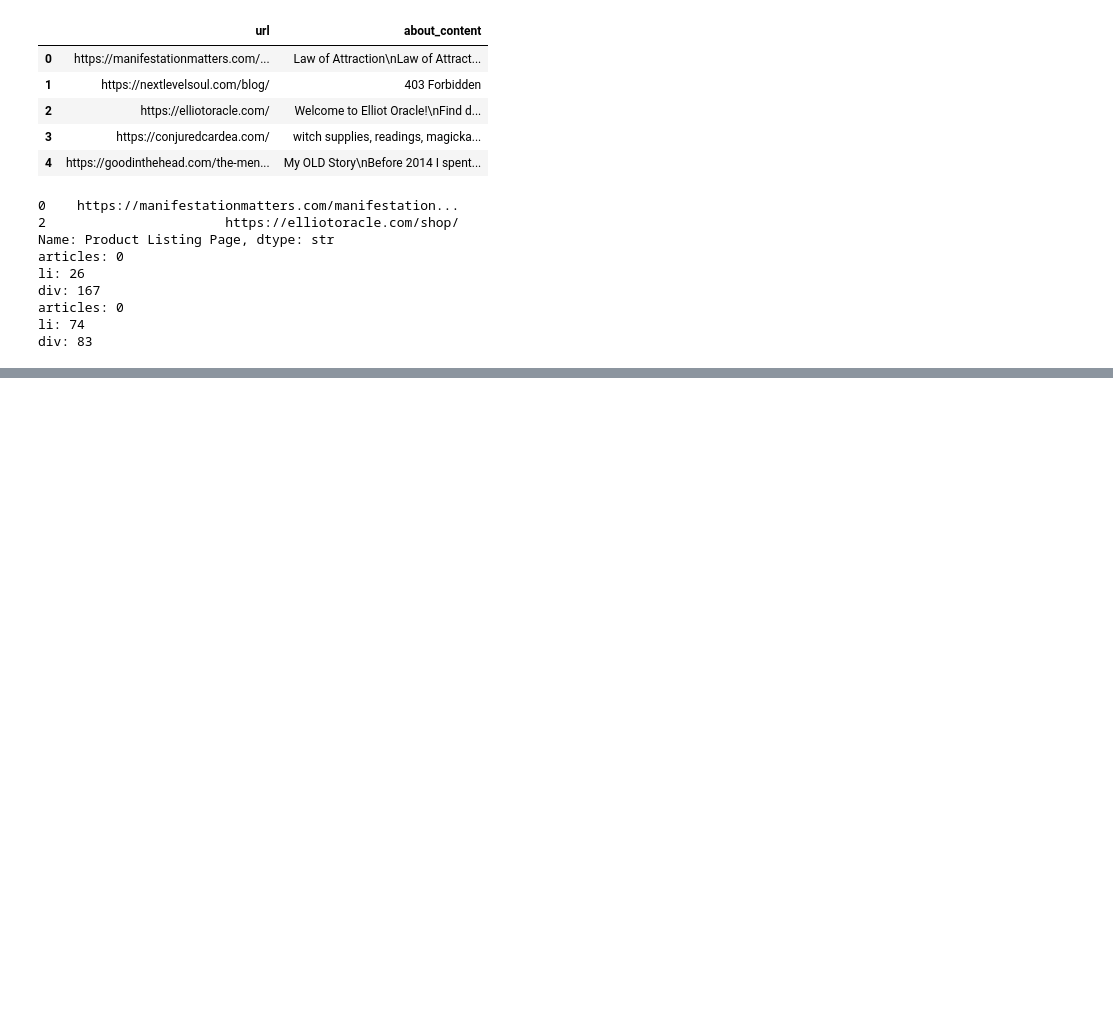
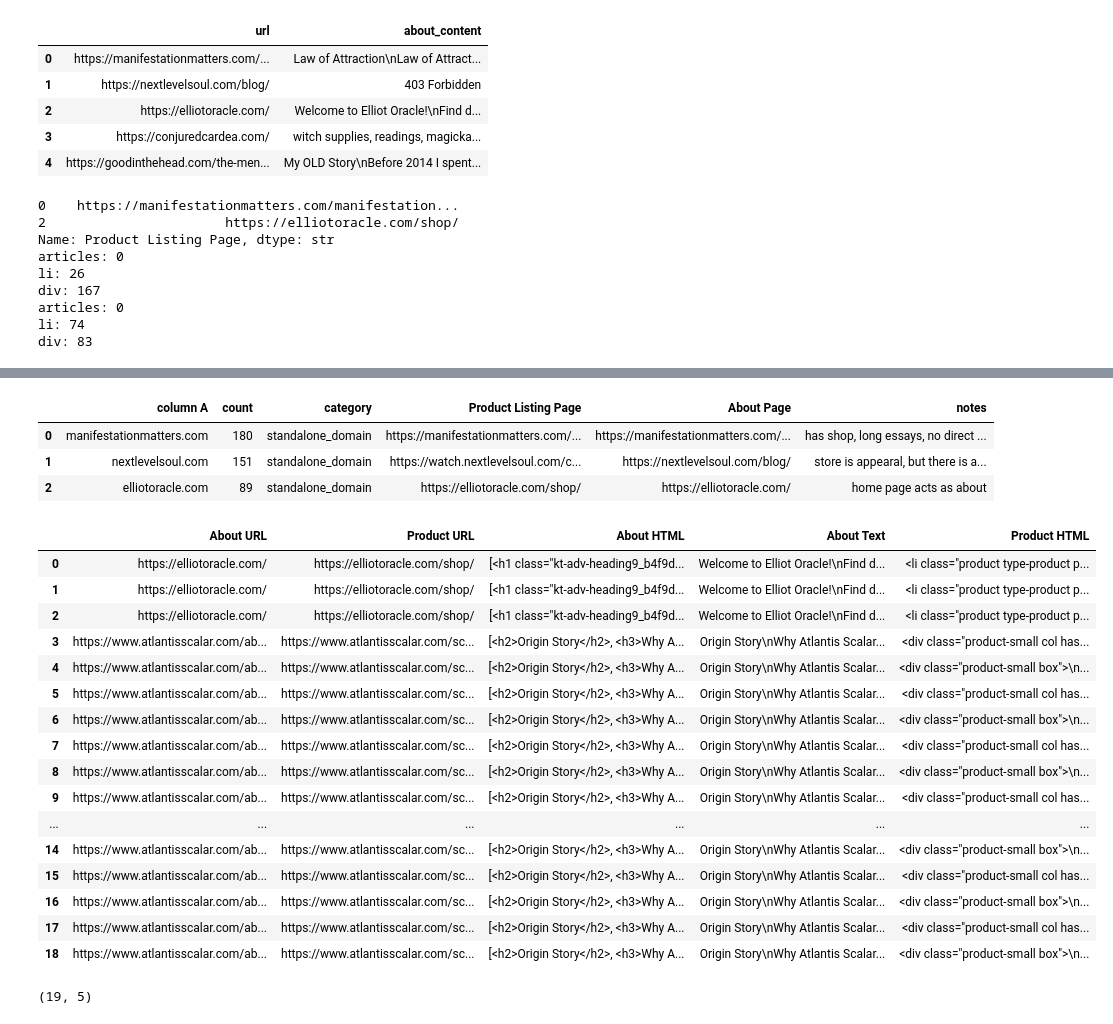
Before and after one commit to ChristosJovanovicFokas/RASocialComputing, a Jupyter notebook: notebooks/about_all_domains.ipynb, the cells around one changed output, grey strips where cells are left out. Cells and saved outputs as stored; diff of their text form; code cells hidden in the pictures; blank space fills up the shorter version.

```diff
--- a/notebooks/about_all_domains.ipynb
+++ b/notebooks/about_all_domains.ipynb
@@ -261,3 +259,10 @@ for p in products:
 {'title': '', 'price': '$', 'link': 'https://elliotoracle.com/shop/tarot-in-love-book-signed/'}
 {'title': 'Manage {vendor_count} vendors', 'price': None, 'link': '#'}
 {'title': 'Read more about these purposes', 'price': None, 'link': 'https://cookiedatabase.org/tcf/purposes/'}
+# %%
+df.head(3)
+# %% [output]
+|  | column A | count | category | Product Listing Page | About Page | notes |
+| 0 | manifestationmatters.com | 180 | standalone_domain | https://manifestationmatters.com/... | https://manifestationmatters.com/... | has shop, long essays, no direct ... |
+| 1 | nextlevelsoul.com | 151 | standalone_domain | https://watch.nextlevelsoul.com/c... | https://nextlevelsoul.com/blog/ | store is appearal, but there is a... |
+| 2 | elliotoracle.com | 89 | standalone_domain | https://elliotoracle.com/shop/ | https://elliotoracle.com/ | home page acts as about |
@@ -263,0 +295,65 @@ for p in products:
+# %%
+#About URL 1 HTML and Text
+container1 = find_content_container(about1_soup)
+about1_html = extract_text(container1)
+about1_text = extract_about_text(container1)
+
+#About URL 2 HTML and Text
+container2 = find_content_container(about2_soup)
+about2_html = extract_text(container2)
+about2_text = extract_about_text(container2)
+# %%
+import json
+
+combined_data = []
+
+for li in product1_li:
+    combined_data.append({
+        "About URL": df["About Page"].iloc[2],
+        "Product URL": df["Product Listing Page"].iloc[2],
+        "About HTML": str(about1_html),
+        "About Text": about1_text,
+        "Product HTML": str(li)
+    })
+
+for li in product2_divs:
+    combined_data.append({
+        "About URL": df["About Page"].iloc[8],
+        "Product URL": df["Product Listing Page"].iloc[8],
+        "About HTML": str(about2_html),
+        "About Text": about2_text,
+        "Product HTML": str(li)
+    })
+# %%
+with open("survey_sample_data.json", "w") as f:
+    json.dump(combined_data, f)
+# %%
+#import sample data to check
+with open("survey_sample_data.json", "r", encoding="utf-8") as f:
+    data = json.load(f)
+
+df = pd.DataFrame(data)
+
+df.head(100)
+# %% [output]
+|  | About URL | Product URL | About HTML | About Text | Product HTML |
+| 0 | https://elliotoracle.com/ | https://elliotoracle.com/shop/ | [<h1 class="kt-adv-heading9_b4f9d... | Welcome to Elliot Oracle!\nFind d... | <li class="product type-product p... |
+| 1 | https://elliotoracle.com/ | https://elliotoracle.com/shop/ | [<h1 class="kt-adv-heading9_b4f9d... | Welcome to Elliot Oracle!\nFind d... | <li class="product type-product p... |
+| 2 | https://elliotoracle.com/ | https://elliotoracle.com/shop/ | [<h1 class="kt-adv-heading9_b4f9d... | Welcome to Elliot Oracle!\nFind d... | <li class="product type-product p... |
+| 3 | https://www.atlantisscalar.com/ab... | https://www.atlantisscalar.com/sc... | [<h2>Origin Story</h2>, <h3>Why A... | Origin Story\nWhy Atlantis Scalar... | <div class="product-small col has... |
+| 4 | https://www.atlantisscalar.com/ab... | https://www.atlantisscalar.com/sc... | [<h2>Origin Story</h2>, <h3>Why A... | Origin Story\nWhy Atlantis Scalar... | <div class="product-small box">\n... |
+| 5 | https://www.atlantisscalar.com/ab... | https://www.atlantisscalar.com/sc... | [<h2>Origin Story</h2>, <h3>Why A... | Origin Story\nWhy Atlantis Scalar... | <div class="product-small col has... |
+| 6 | https://www.atlantisscalar.com/ab... | https://www.atlantisscalar.com/sc... | [<h2>Origin Story</h2>, <h3>Why A... | Origin Story\nWhy Atlantis Scalar... | <div class="product-small box">\n... |
+| 7 | https://www.atlantisscalar.com/ab... | https://www.atlantisscalar.com/sc... | [<h2>Origin Story</h2>, <h3>Why A... | Origin Story\nWhy Atlantis Scalar... | <div class="product-small col has... |
+| 8 | https://www.atlantisscalar.com/ab... | https://www.atlantisscalar.com/sc... | [<h2>Origin Story</h2>, <h3>Why A... | Origin Story\nWhy Atlantis Scalar... | <div class="product-small box">\n... |
+| 9 | https://www.atlantisscalar.com/ab... | https://www.atlantisscalar.com/sc... | [<h2>Origin Story</h2>, <h3>Why A... | Origin Story\nWhy Atlantis Scalar... | <div class="product-small col has... |
+| ... | ... | ... | ... | ... | ... |
+| 14 | https://www.atlantisscalar.com/ab... | https://www.atlantisscalar.com/sc... | [<h2>Origin Story</h2>, <h3>Why A... | Origin Story\nWhy Atlantis Scalar... | <div class="product-small box">\n... |
+| 15 | https://www.atlantisscalar.com/ab... | https://www.atlantisscalar.com/sc... | [<h2>Origin Story</h2>, <h3>Why A... | Origin Story\nWhy Atlantis Scalar... | <div class="product-small col has... |
+| 16 | https://www.atlantisscalar.com/ab... | https://www.atlantisscalar.com/sc... | [<h2>Origin Story</h2>, <h3>Why A... | Origin Story\nWhy Atlantis Scalar... | <div class="product-small box">\n... |
+| 17 | https://www.atlantisscalar.com/ab... | https://www.atlantisscalar.com/sc... | [<h2>Origin Story</h2>, <h3>Why A... | Origin Story\nWhy Atlantis Scalar... | <div class="product-small col has... |
+| 18 | https://www.atlantisscalar.com/ab... | https://www.atlantisscalar.com/sc... | [<h2>Origin Story</h2>, <h3>Why A... | Origin Story\nWhy Atlantis Scalar... | <div class="product-small box">\n... |
+# %%
+print(df.shape)
+# %% [output]
+(19, 5)
```
Also changed, not shown: parts of 3 cells of this notebook, 15 other files.
